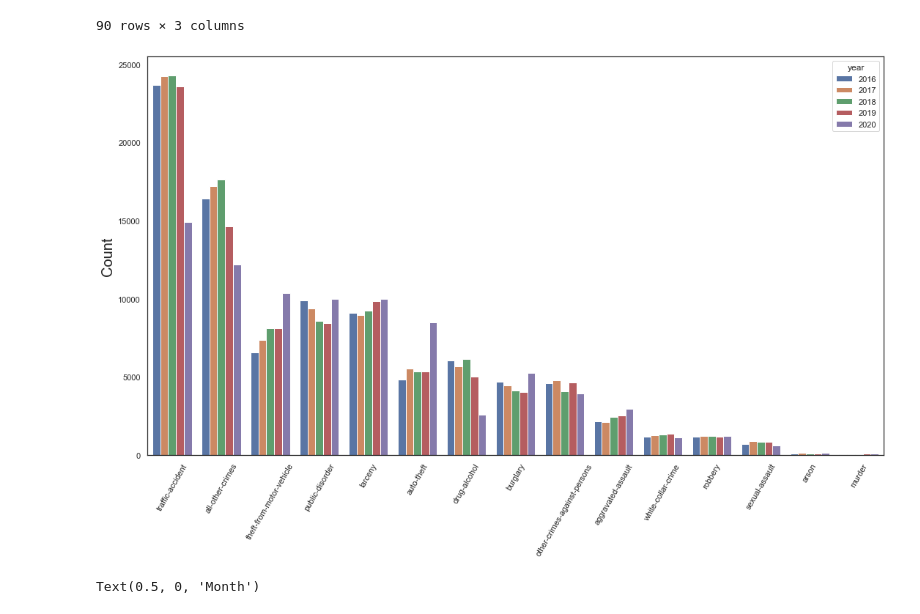
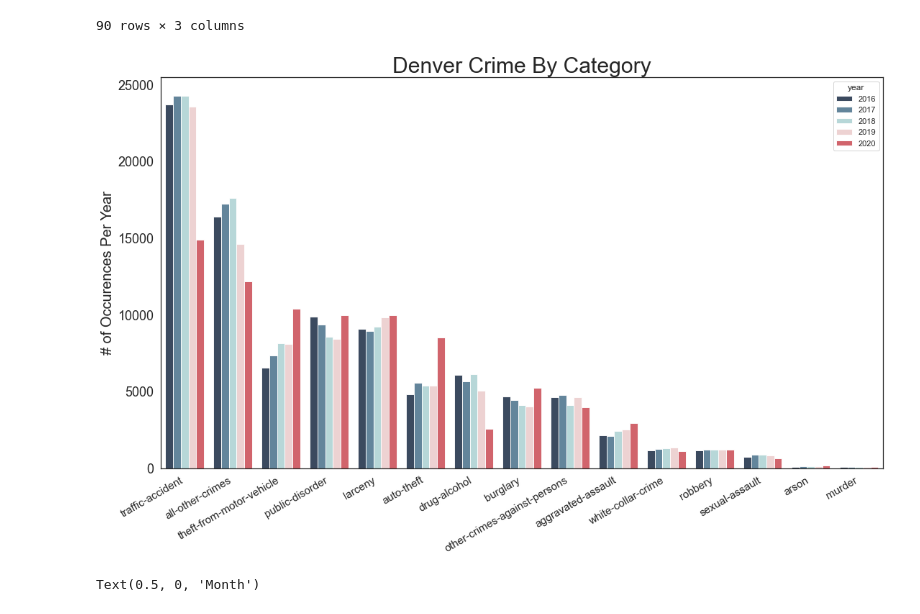
Before and after one commit to HilarySHayes/Capstone1, a Jupyter notebook: src/Crime_EDA.ipynb, the cells around one changed output. Drawn from its saved outputs; the diff is of its cells as text; code cells hidden in the pictures.

```diff
--- a/src/Crime_EDA.ipynb
+++ b/src/Crime_EDA.ipynb
@@ -4,7 +4,7 @@ import numpy as np
 import matplotlib.pyplot as plt
 import seaborn as sns
 # %%
-crime = pd.read_csv('denver_crime.csv')
+crime = pd.read_csv('../data/denver_crime.csv')
 # %%
 crime.columns
 # %% [output]
@@ -46,7 +46,7 @@ crime.head()
 # %%
 cols = ['FIRST_OCCURRENCE_DATE', 'LAST_OCCURRENCE_DATE', 'REPORTED_DATE']
 for col in cols:
-    crime[col] = pd.to_datetime(crime[col])
+    crime[col] = pd.to_datetime(crime[col], format='%m/%d/%Y %I:%M:%S %p')
 # %%
 crime['year']=crime.FIRST_OCCURRENCE_DATE.dt.year
 crime['month']=crime.FIRST_OCCURRENCE_DATE.dt.month
@@ -79,12 +82,21 @@ cat_by_year
 # %%
-sns.set(rc={'figure.figsize':(11.7,8.27),"font.size":30,"axes.titlesize":20,"axes.labelsize":20},style="white")
+#sns.set(rc={'figure.figsize':(11.7,8.27),"font.size":30,"axes.titlesize":20,"axes.labelsize":20},style="white")
 fig, ax = plt.subplots(figsize=(18,10))
-ax = sns.barplot(x='OFFENSE_CATEGORY_ID', y='INCIDENT_ID', hue='year', data=cat_by_year[cat_by_year.year!=2021].sort_values('INCIDENT_ID', ascending=False))
-plt.ylabel('Count')
+
+sns.set_palette(["#1D3557","#457B9D","#A8DADC","#F3C6C6","#E63946"])
+ax = sns.barplot(x='OFFENSE_CATEGORY_ID', y='INCIDENT_ID', hue='year', data=cat_by_year[cat_by_year.year!=2021].sort_values('INCIDENT_ID', ascending=False), saturation=0.7, alpha=0.9)
+
+ax.set_xticklabels(xlabels, size=15)
+ax.set_yticklabels([int(x) for x in ax.get_yticks()], size=18)
+
+plt.ylabel('# of Occurences Per Year')
 plt.xlabel('')
-_ = plt.xticks(rotation = 60)
+plt.setp(ax.patches, linewidth=1)
+plt.title('Denver Crime By Category', fontsize=30)
+_ = plt.xticks(rotation = 30, ha='right')
+fig.savefig('../images/DenverCrimeByCategoryBarplot.png')
 # %% [output]
-[figure, old version]
+[figure, new version]
 # %%
 traffic_df = crime[crime.OFFENSE_CATEGORY_ID == 'traffic-accident'].copy()
 traffic_df['month']=traffic_df.FIRST_OCCURRENCE_DATE.dt.month
```
Also changed, not shown: parts of 8 cells of this notebook, 3 other files.
